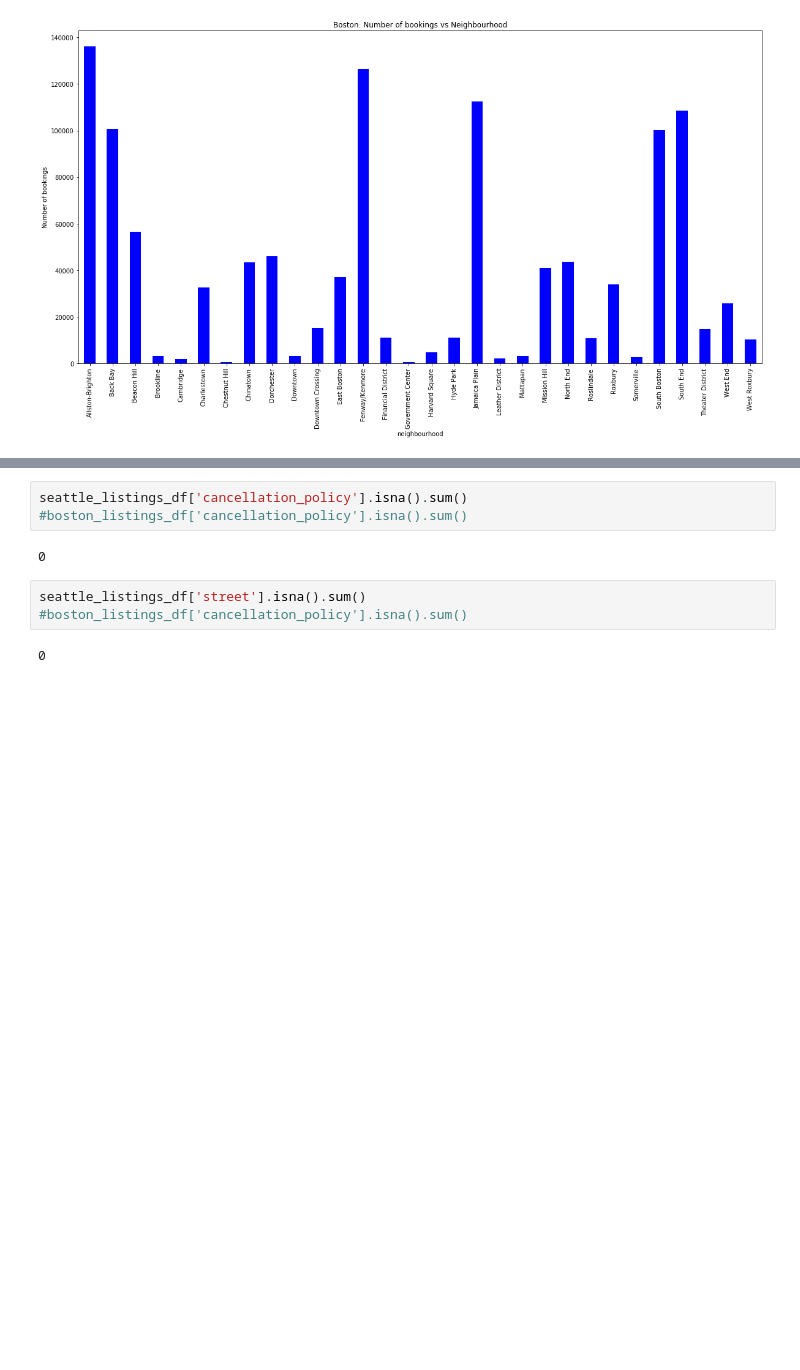
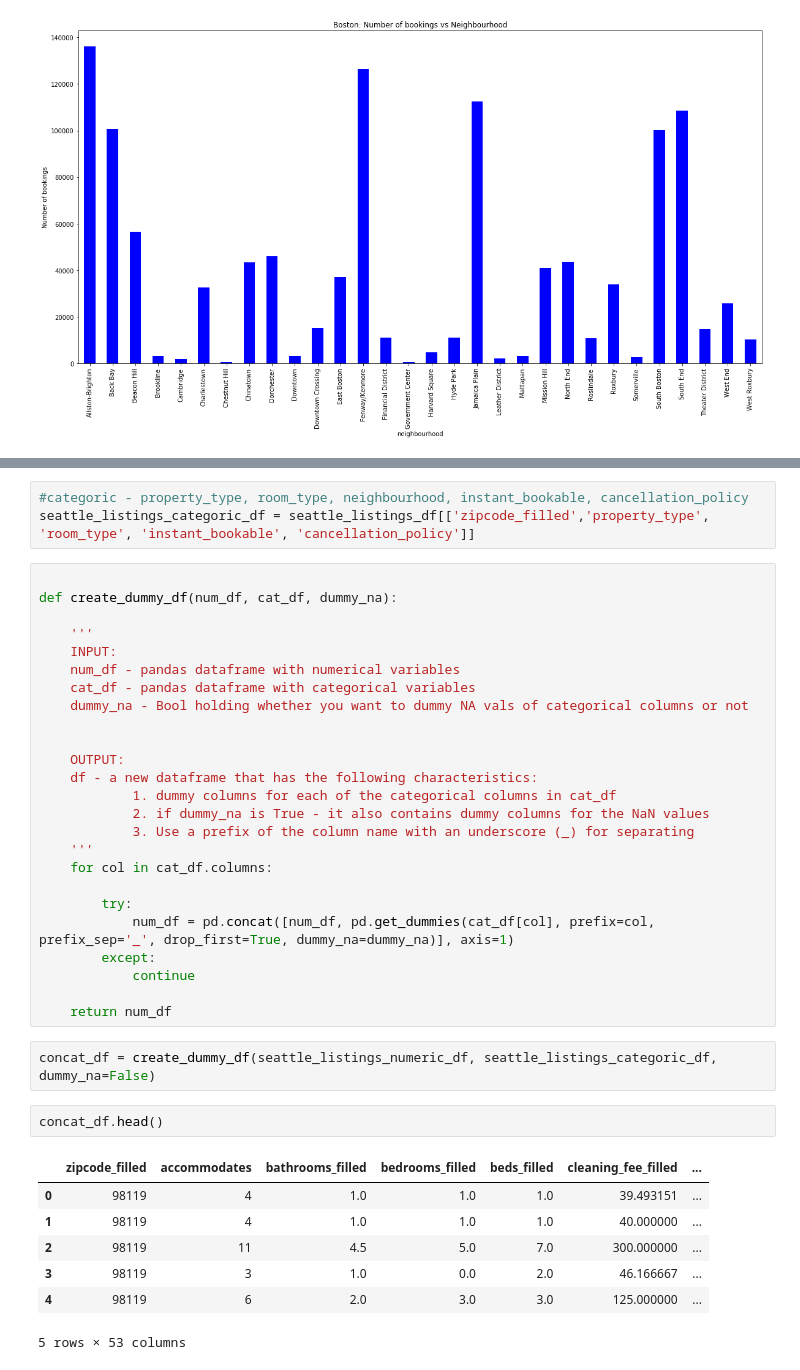
Before and after one commit to jyothishkjames/Seattle-Boston-Airbnb-Data-Analysis, a Jupyter notebook: data_prepration.ipynb, the cells around one changed output, grey strips where cells are left out. Drawn from its saved outputs; the diff is of its cells as text; blank space fills up the shorter version.

```diff
--- a/data_prepration.ipynb
+++ b/data_prepration.ipynb
@@ -439,13 +460,43 @@ seattle_listings_df['instant_bookable'].isna().sum()
-# %%
-seattle_listings_df['cancellation_policy'].isna().sum()
-#boston_listings_df['cancellation_policy'].isna().sum()
-# %% [output]
-0
-# %%
-seattle_listings_df['street'].isna().sum()
-#boston_listings_df['cancellation_policy'].isna().sum()
-# %% [output]
-0
+# %%
+#categoric - property_type, room_type, neighbourhood, instant_bookable, cancellation_policy
+seattle_listings_categoric_df = seattle_listings_df[['zipcode_filled','property_type', 'room_type', 'instant_bookable', 'cancellation_policy']]
+# %%
+
+def create_dummy_df(num_df, cat_df, dummy_na):
+
+    '''
+    INPUT:
+    num_df - pandas dataframe with numerical variables
+    cat_df - pandas dataframe with categorical variables
+    dummy_na - Bool holding whether you want to dummy NA vals of categorical columns or not
+
+
+    OUTPUT:
+    df - a new dataframe that has the following characteristics:
+            1. dummy columns for each of the categorical columns in cat_df
+            2. if dummy_na is True - it also contains dummy columns for the NaN values
+            3. Use a prefix of the column name with an underscore (_) for separating
+    '''
+    for col in cat_df.columns:
+
+        try:
+            num_df = pd.concat([num_df, pd.get_dummies(cat_df[col], prefix=col, prefix_sep='_', drop_first=True, dummy_na=dummy_na)], axis=1)
+        except:
+            continue
+
+    return num_df
+# %%
+concat_df = create_dummy_df(seattle_listings_numeric_df, seattle_listings_categoric_df, dummy_na=False)
+# %%
+concat_df.head()
+# %% [output]
+|  | zipcode_filled | accommodates | bathrooms_filled | bedrooms_filled | beds_filled | cleaning_fee_filled | ... |
+| 0 | 98119 | 4 | 1.0 | 1.0 | 1.0 | 39.493151 | ... |
+| 1 | 98119 | 4 | 1.0 | 1.0 | 1.0 | 40.000000 | ... |
+| 2 | 98119 | 11 | 4.5 | 5.0 | 7.0 | 300.000000 | ... |
+| 3 | 98119 | 3 | 1.0 | 0.0 | 2.0 | 46.166667 | ... |
+| 4 | 98119 | 6 | 2.0 | 3.0 | 3.0 | 125.000000 | ... |
+5 rows × 53 columns
 # %%
 from sklearn.linear_model import LinearRegression
 from sklearn.model_selection import train_test_split
```
Also changed, not shown: parts of 28 cells of this notebook.
